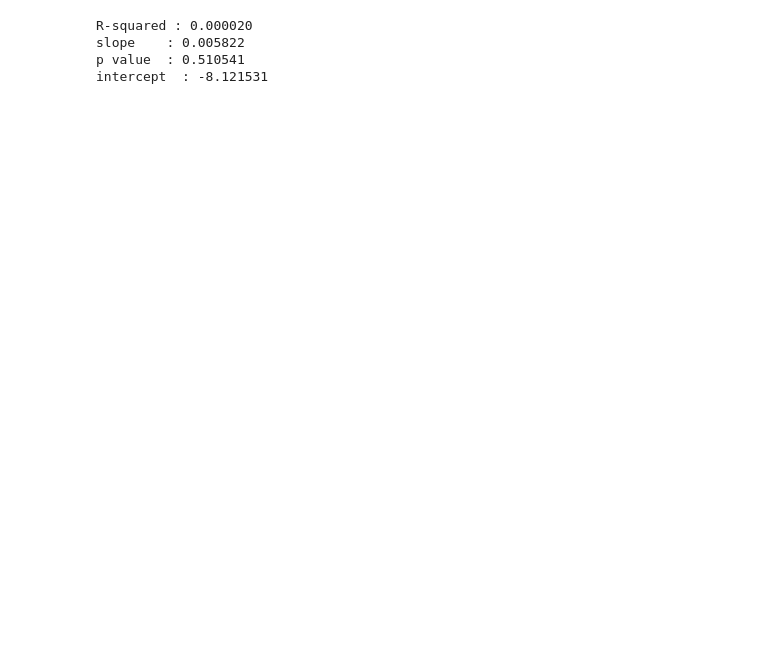
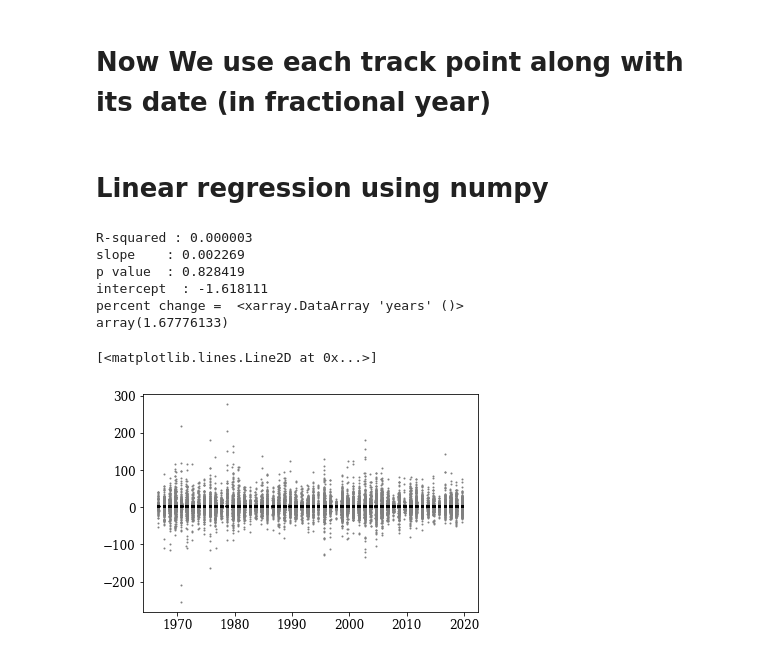
Before and after one commit to aiyyer/tcaccel, a Jupyter notebook: trend/python/qr.ipynb, the cells around one changed output. Drawn from its saved outputs; the diff is of its cells as text; code cells hidden in the pictures; blank space fills up the shorter version.

```diff
--- a/trend/python/qr.ipynb
+++ b/trend/python/qr.ipynb
@@ -184,13 +165,33 @@ plt.plot(Time, Data,'o', color='grey',markersize=1)
+# %% [markdown]
+Now We use each track point along with its date (in fractional year)
+====================================================================
+# %% [markdown]
+Linear regression using numpy
+================
 # %%
-# Linear regression using numpy
+# Linear regression using numpy with fractional year
+
+
+Data  = ds.Data
+Time  = ds.Fracyear
 slope, intercept, r_value, p_value, std_err = stats.linregress(Time.values,Data.values)
 print("R-squared : %f" % r_value**2)
 print ("slope    : %f" % slope)
 print ("p value  : %f" % p_value)
 print ("intercept  : %f" % intercept)
+pChange = 100.*(predic[-1]-predic[0])/predic[0]
+print ("percent change = ", pChange)
+
+predic = intercept + slope*Time.values
+plt.plot(Time, Data,'o', color='grey',markersize=1)
+plt.plot(Time,predic,'o', color='black',markersize=1)
 # %% [output]
-R-squared : 0.000020
-slope    : 0.005822
-p value  : 0.510541
-intercept  : -8.121531
+R-squared : 0.000003
+slope    : 0.002269
+p value  : 0.828419
+intercept  : -1.618111
+percent change =  <xarray.DataArray 'years' ()>
+array(1.67776133)
+[<matplotlib.lines.Line2D at 0x...>]
+[figure, added]
 # %%
```
Also changed, not shown: parts of 21 cells of this notebook, 10 other files.
